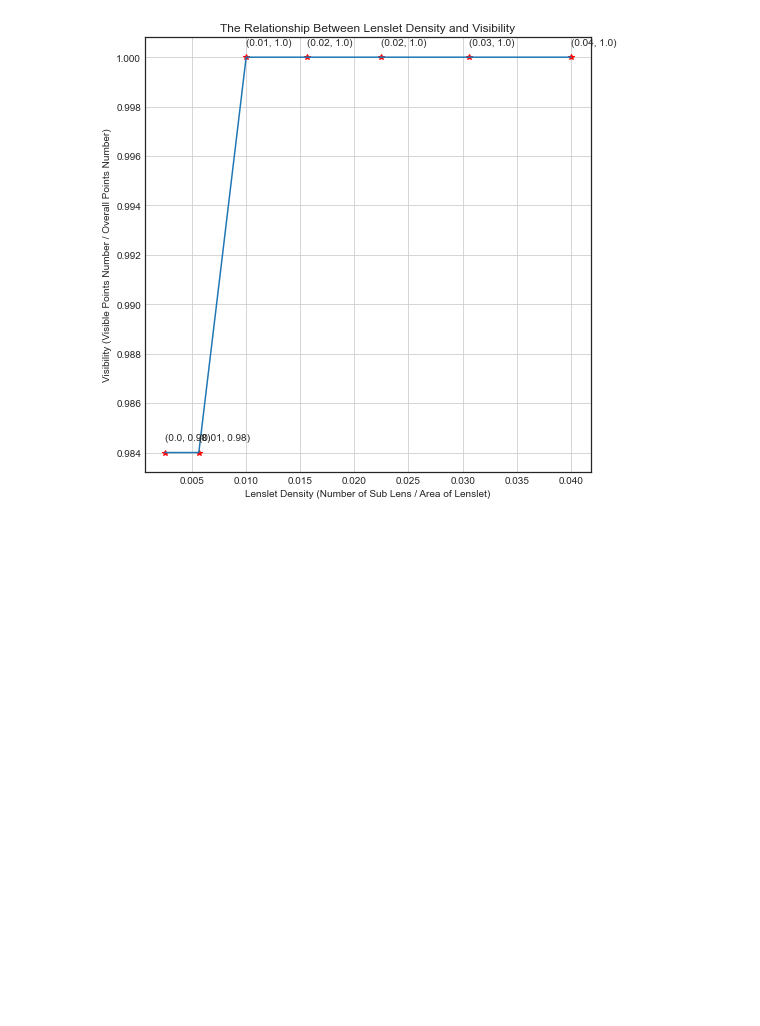
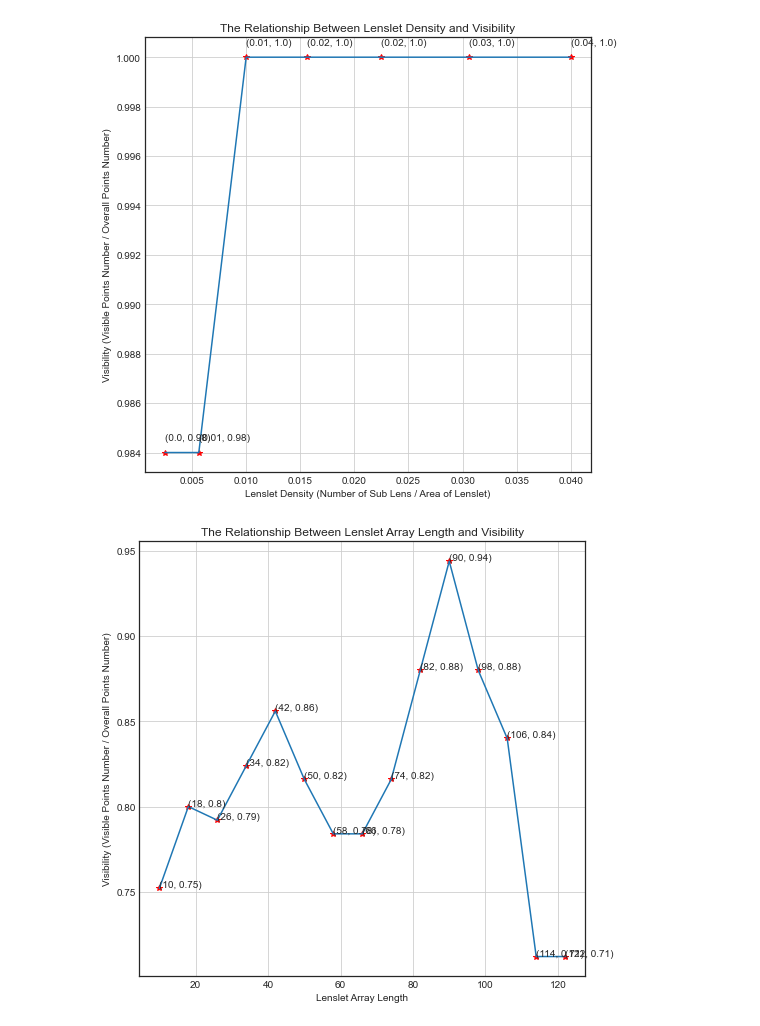
Before and after one commit to JipengSun/Light_Field_Reconstruct, a Jupyter notebook: plot.ipynb, the cells around one changed output. Saved outputs shown, nothing was run; the diff lists cells and outputs as text; code cells hidden in the pictures; blank space fills up the shorter version.

Commit message:
Add lenslet size test

```diff
--- a/plot.ipynb
+++ b/plot.ipynb
@@ -47,3 +47,19 @@ for i, j in zip(density_x, visibility_y):
    plt.text(i, j+0.0005, '({}, {})'.format(np.round(i,2), np.round(j,2)))
 # %% [output]
 [figure]
+# %%
+density_x = [10, 18, 26, 34, 42, 50, 58, 66, 74, 82, 90, 98, 106, 114, 122]
+visibility_y = [0.752, 0.8, 0.792, 0.824, 0.856, 0.816, 0.784, 0.784, 0.816, 0.88, 0.944, 0.88, 0.84, 0.712, 0.712]
+plt.figure(figsize = (8,8))
+#plt.ylim(0.6,1)
+#plt.xlim(0.02,0.2)
+plt.grid()
+plt.title('The Relationship Between Lenslet Array Length and Visibility')
+plt.xlabel('Lenslet Array Length')
+plt.ylabel('Visibility (Visible Points Number / Overall Points Number)')
+plt.plot(density_x,visibility_y,'r*')
+plt.plot(density_x,visibility_y)
+for i, j in zip(density_x, visibility_y):
+   plt.text(i, j+0.0005, '({}, {})'.format(np.round(i,2), np.round(j,2)))
+# %% [output]
+[figure, added]
```
Also changed, not shown: 2 other files.
